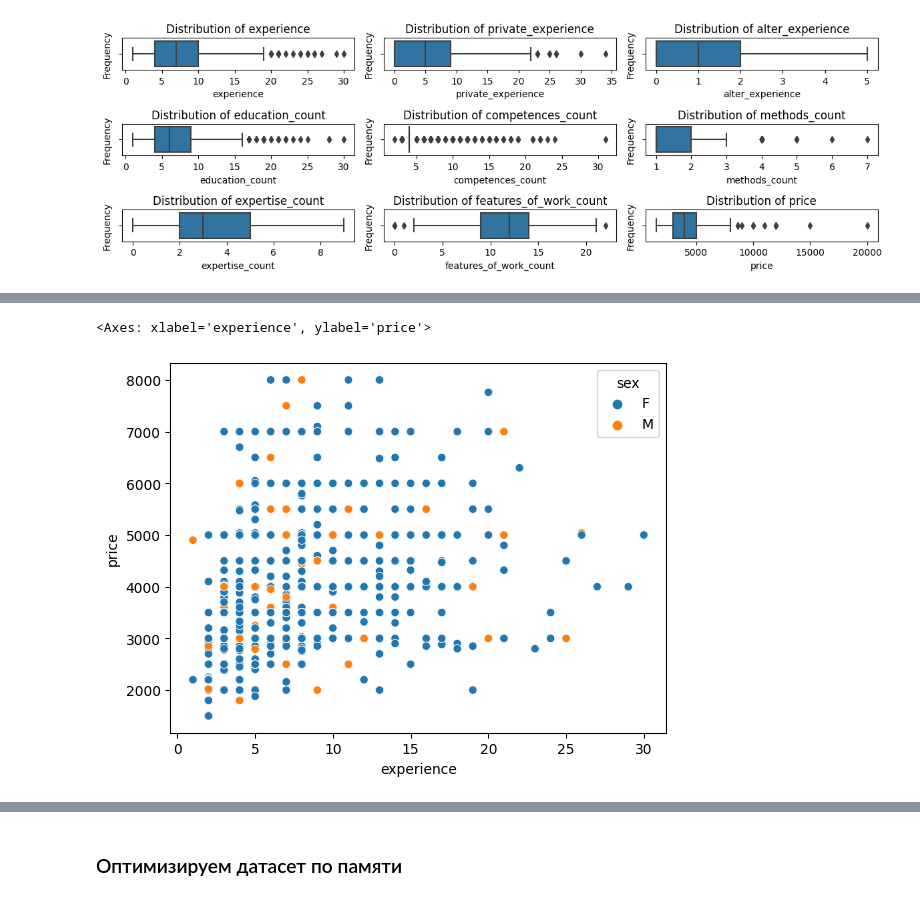
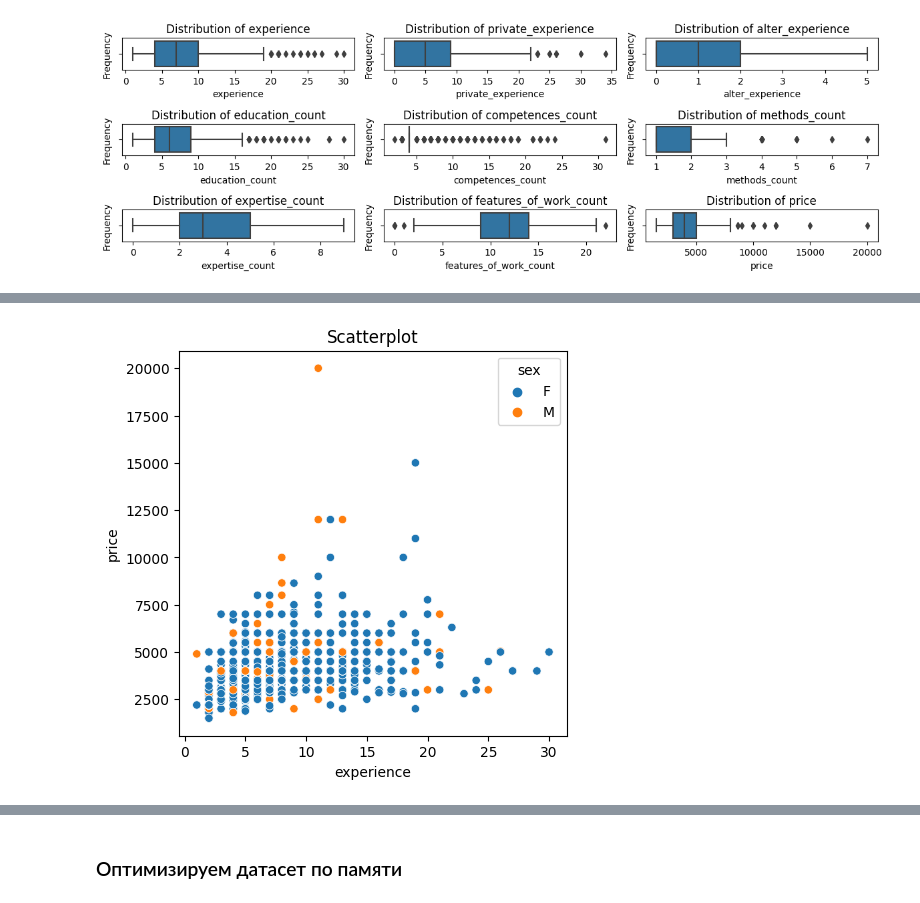
Before and after one commit to shchitaev/psychologist_profile_analysis, a Jupyter notebook: alter/alter_data_cleaning_eda.ipynb, the cells around one changed output, grey strips where cells are left out. Saved outputs shown, nothing was run; the diff lists cells and outputs as text; code cells hidden in the pictures.

```diff
--- a/alter/alter_data_cleaning_eda.ipynb
+++ b/alter/alter_data_cleaning_eda.ipynb
@@ -51,3 +50,0 @@ memory usage: 100.5+ KB
-# %%
-#удалим неактуальные признаки
-df = df.drop(["city_details", "allow_time_request", "experimentGroup"], axis=1)
@@ -136,3 +137,3 @@ plt.show()
 # %%
 # Убираем выбросы в "price" все выше 8_000
-df = df[df['price'] <= 8_000]
+# df = df[df['price'] <= 8_000]
@@ -143,0 +157,2 @@ sns.scatterplot(df['price'])
+# %%
+df['city'] = df['city'].apply(lambda x: 'Другой' if x not in ['Москва', 'Санкт-Петербург'] else x)
@@ -163,5 +210,8 @@ plt.show()
 # %%
+plt.figure(figsize=(5, 5))
 sns.scatterplot(data=df, x="experience", y="price", hue="sex")
+plt.title('Scatterplot')
+plt.savefig('Scatterplot_experience_price.png')
+plt.show()
 # %% [output]
-<Axes: xlabel='experience', ylabel='price'>
-[figure, old version]
+[figure, new version]
```
Also changed, not shown: parts of 17 cells of this notebook, 8 other files.
